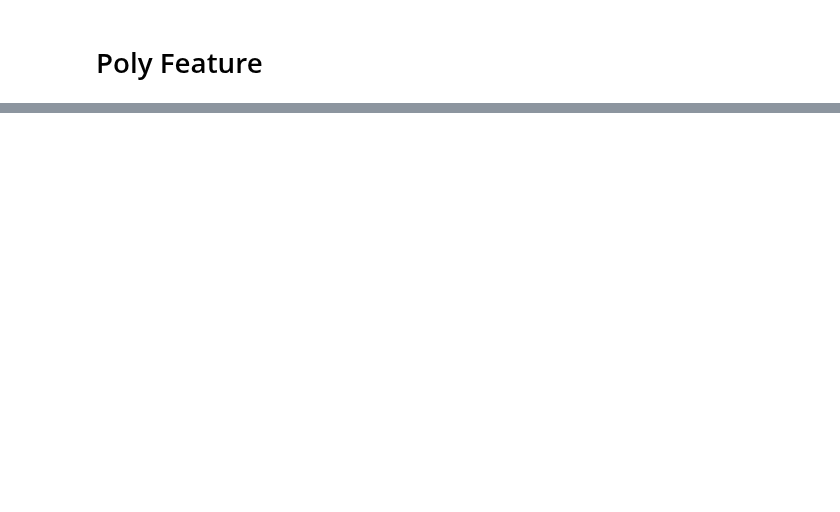
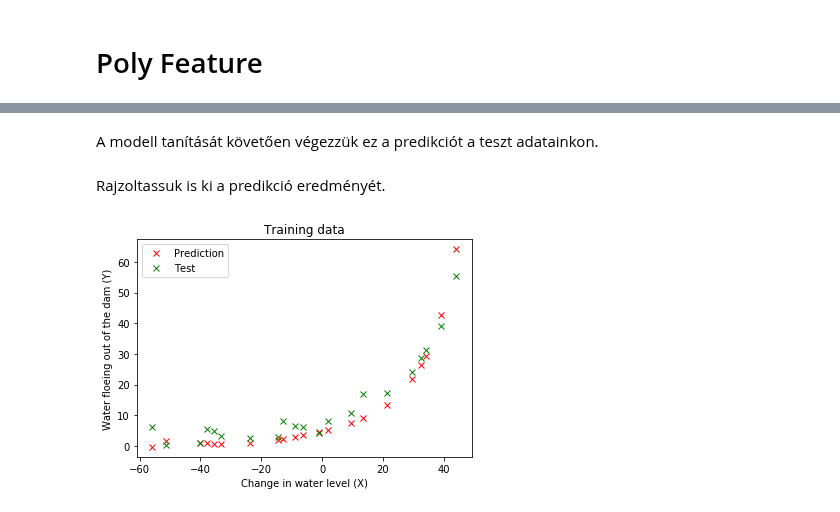
Before and after one commit to Fortuz/MIKRO_lab, a Jupyter notebook: AdaptiveRoboLabor/Jupyter/L08_Regularization/L08 - Regularization.ipynb, the cells around one changed output, grey strips where cells are left out. Cells and saved outputs as stored; diff of their text form; code cells hidden in the pictures; blank space fills up the shorter version.

```diff
--- a/AdaptiveRoboLabor/Jupyter/L08_Regularization/L08 - Regularization.ipynb
+++ b/AdaptiveRoboLabor/Jupyter/L08_Regularization/L08 - Regularization.ipynb
@@ -195,0 +241,2 @@ Epoch 100/100
+# %% [markdown]
+A modell tanítását követően végezzük ez a predikciót a teszt adatainkon.
@@ -195,0 +247,13 @@ Epoch 100/100
+# %% [markdown]
+Rajzoltassuk is ki a predikció eredményét.
+# %%
+#plt.plot(X_train,Y_train,'x')   # adatok megjelenítése
+plt.plot(X_test,Y_pred2,'x', color="red")
+plt.plot(X_test,Y_test,'x', color="green")
+plt.title('Training data')
+plt.xlabel('Change in water level (X)')
+plt.ylabel('Water floeing out of the dam (Y)')
+plt.legend(['Prediction', 'Test'])
+plt.show()
+# %% [output]
+[figure, added]
```
Also changed, not shown: parts of 42 cells of this notebook, 5 other files.
